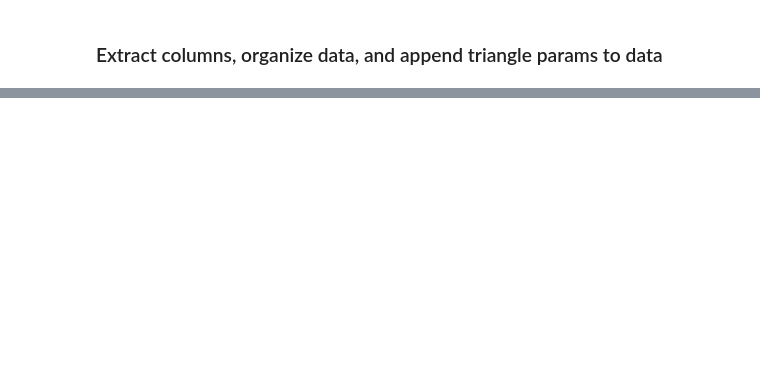
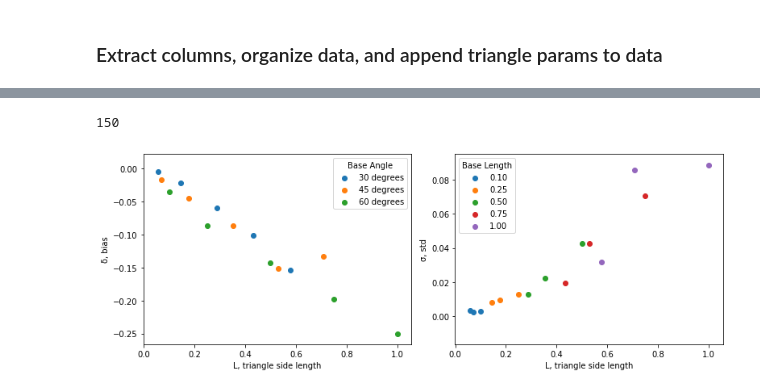
Before and after one commit to psych251/hart2018, a Jupyter notebook: code/preprocess.ipynb, the cells around one changed output, grey strips where cells are left out. Drawn from its saved outputs; the diff is of its cells as text; code cells hidden in the pictures; blank space fills up the shorter version.

```diff
--- a/code/preprocess.ipynb
+++ b/code/preprocess.ipynb
@@ -143,0 +144,5 @@ fig.savefig('plot/sanity_check.pdf')
+# %%
+fname = '../data/test_batch2_results.csv'
+data = preprocess_data(fname)
+data.to_csv('../data/batch2_postprocess.csv')
+data = data[data['trial']!='practice']
@@ -143,0 +158,54 @@ fig.savefig('plot/sanity_check.pdf')
+# %%
+len(data)
+# %% [output]
+150
+# %%
+fig, axes = plt.subplots(1, 2, figsize=[11,4])
+
+# Plot 1:
+#     The mean deviation (δ) from the true y-coordinate location is
+#     biased downwards toward the triangle’s base and
+#     scale linearly with triangle side length
+for i, a in enumerate(np.unique(data['baseAngle'])):
+    colors = ['C0', 'C1', 'C2']
+
+    sliced_data = data[data['baseAngle']==a]
+    deltas = sliced_data['scaledY'] - sliced_data['topY']
+    side_lens = sliced_data['sideLen']
+    unique_side_lens = np.unique(side_lens)
+    mean_deltas = [np.nanmean(deltas[side_lens==l]) for l in unique_side_lens]
+    # yerrs = [np.std(deltas[side_lens==l]) for l in unique_side_lens] # across trial
+
+    axes[0].scatter(unique_side_lens, mean_deltas,
+                    color=colors[i], label='%d degrees'%a)
+    # axes[0].errorbar(unique_side_lens, mean_deltas, yerr=yerrs,
+    #                  color=colors[i], capsize=3, fmt='none')
+
+    axes[0].set_xlabel('L, triangle side length')
+    axes[0].set_ylabel('δ, bias')
+    axes[0].legend(title='Base Angle')
+
+# Plot 2:
+#     The standard deviation of participants’ distribution of responses (σ)
+#     scales sub-linearly with the side length
+for i, b in enumerate(np.unique(data['baseLen'])):
+    colors = ['C0', 'C1', 'C2', 'C3', 'C4']
+
+    sliced_data = data[data['baseLen']==b]
+    scaled_ys = sliced_data['scaledY']
+    side_lens = sliced_data['sideLen']
+    unique_side_lens = np.unique(side_lens)
+    std_scaledYs = [np.std(scaled_ys[side_lens==l]) for l in unique_side_lens]
+
+    axes[1].scatter(unique_side_lens, std_scaledYs,
+                    color=colors[i], label='%.2f'%b)
+
+    axes[1].set_xlabel('L, triangle side length')
+    axes[1].set_ylabel('σ, std')
+    axes[1].legend(title='Base Length')
+
+
+fig.tight_layout()
+# fig.savefig('plot/sanity_check2.pdf')
+# %% [output]
+[figure, added]
```
Also changed, not shown: parts of 10 cells of this notebook, 1 other file.
